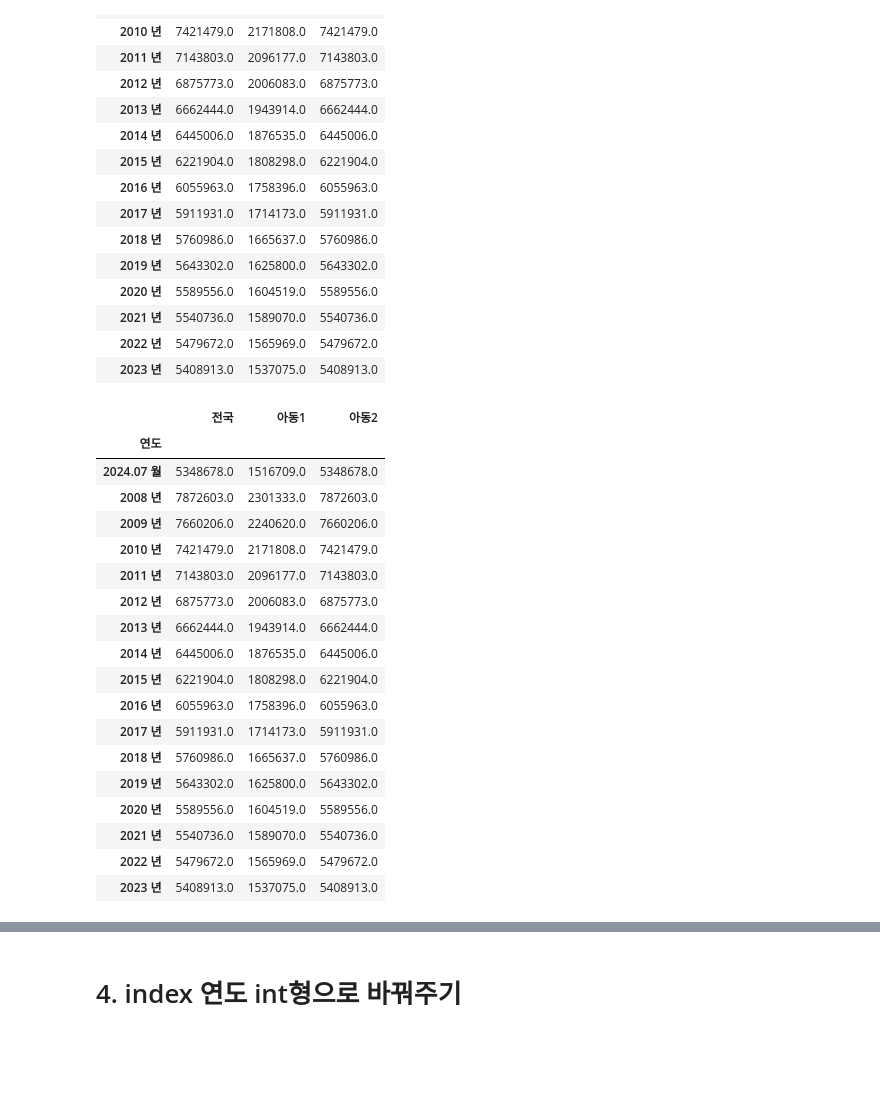
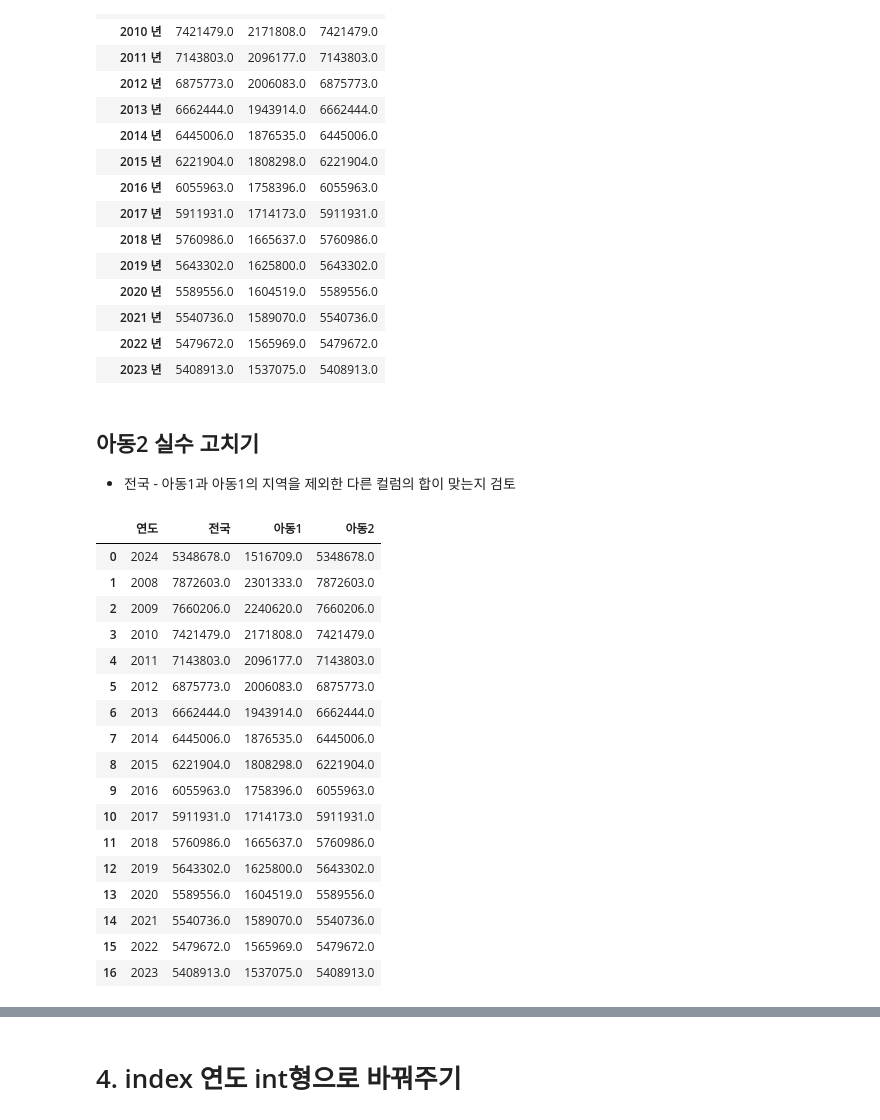
Before and after one commit to LYZAcell/data_study, a Jupyter notebook: 데이터저널/인구데이터전처리2_0819.ipynb, the cells around one changed output, grey strips where cells are left out. Cells and saved outputs as stored; diff of their text form; code cells hidden in the pictures; blank space fills up the shorter version.

```diff
--- a/데이터저널/인구데이터전처리2_0819.ipynb
+++ b/데이터저널/인구데이터전처리2_0819.ipynb
@@ -331,25 +331,28 @@ region_df
 | 2021 년 | 5540736.0 | 1589070.0 | 5540736.0 |
 | 2022 년 | 5479672.0 | 1565969.0 | 5479672.0 |
 | 2023 년 | 5408913.0 | 1537075.0 | 5408913.0 |
-# %%
-region_df
-# %% [output]
-|  | 전국 | 아동1 | 아동2 |
-| 연도 |  |  |  |
-| 2024.07 월 | 5348678.0 | 1516709.0 | 5348678.0 |
-| 2008 년 | 7872603.0 | 2301333.0 | 7872603.0 |
-| 2009 년 | 7660206.0 | 2240620.0 | 7660206.0 |
-| 2010 년 | 7421479.0 | 2171808.0 | 7421479.0 |
-| 2011 년 | 7143803.0 | 2096177.0 | 7143803.0 |
-| 2012 년 | 6875773.0 | 2006083.0 | 6875773.0 |
-| 2013 년 | 6662444.0 | 1943914.0 | 6662444.0 |
-| 2014 년 | 6445006.0 | 1876535.0 | 6445006.0 |
-| 2015 년 | 6221904.0 | 1808298.0 | 6221904.0 |
-| 2016 년 | 6055963.0 | 1758396.0 | 6055963.0 |
-| 2017 년 | 5911931.0 | 1714173.0 | 5911931.0 |
-| 2018 년 | 5760986.0 | 1665637.0 | 5760986.0 |
-| 2019 년 | 5643302.0 | 1625800.0 | 5643302.0 |
-| 2020 년 | 5589556.0 | 1604519.0 | 5589556.0 |
-| 2021 년 | 5540736.0 | 1589070.0 | 5540736.0 |
-| 2022 년 | 5479672.0 | 1565969.0 | 5479672.0 |
-| 2023 년 | 5408913.0 | 1537075.0 | 5408913.0 |
+# %% [markdown]
+## 아동2 실수 고치기
+- 전국 - 아동1과 아동1의 지역을 제외한 다른 컬럼의 합이 맞는지 검토
+# %%
+fixing_df = pd.read_csv('인구전처리_1차(~17세).csv', encoding='cp949')
+fixing_df
+# %% [output]
+|  | 연도 | 전국 | 아동1 | 아동2 |
+| 0 | 2024 | 5348678.0 | 1516709.0 | 5348678.0 |
+| 1 | 2008 | 7872603.0 | 2301333.0 | 7872603.0 |
+| 2 | 2009 | 7660206.0 | 2240620.0 | 7660206.0 |
+| 3 | 2010 | 7421479.0 | 2171808.0 | 7421479.0 |
+| 4 | 2011 | 7143803.0 | 2096177.0 | 7143803.0 |
+| 5 | 2012 | 6875773.0 | 2006083.0 | 6875773.0 |
+| 6 | 2013 | 6662444.0 | 1943914.0 | 6662444.0 |
+| 7 | 2014 | 6445006.0 | 1876535.0 | 6445006.0 |
+| 8 | 2015 | 6221904.0 | 1808298.0 | 6221904.0 |
+| 9 | 2016 | 6055963.0 | 1758396.0 | 6055963.0 |
+| 10 | 2017 | 5911931.0 | 1714173.0 | 5911931.0 |
+| 11 | 2018 | 5760986.0 | 1665637.0 | 5760986.0 |
+| 12 | 2019 | 5643302.0 | 1625800.0 | 5643302.0 |
+| 13 | 2020 | 5589556.0 | 1604519.0 | 5589556.0 |
+| 14 | 2021 | 5540736.0 | 1589070.0 | 5540736.0 |
+| 15 | 2022 | 5479672.0 | 1565969.0 | 5479672.0 |
+| 16 | 2023 | 5408913.0 | 1537075.0 | 5408913.0 |
```
Also changed, not shown: parts of 2 cells of this notebook.
